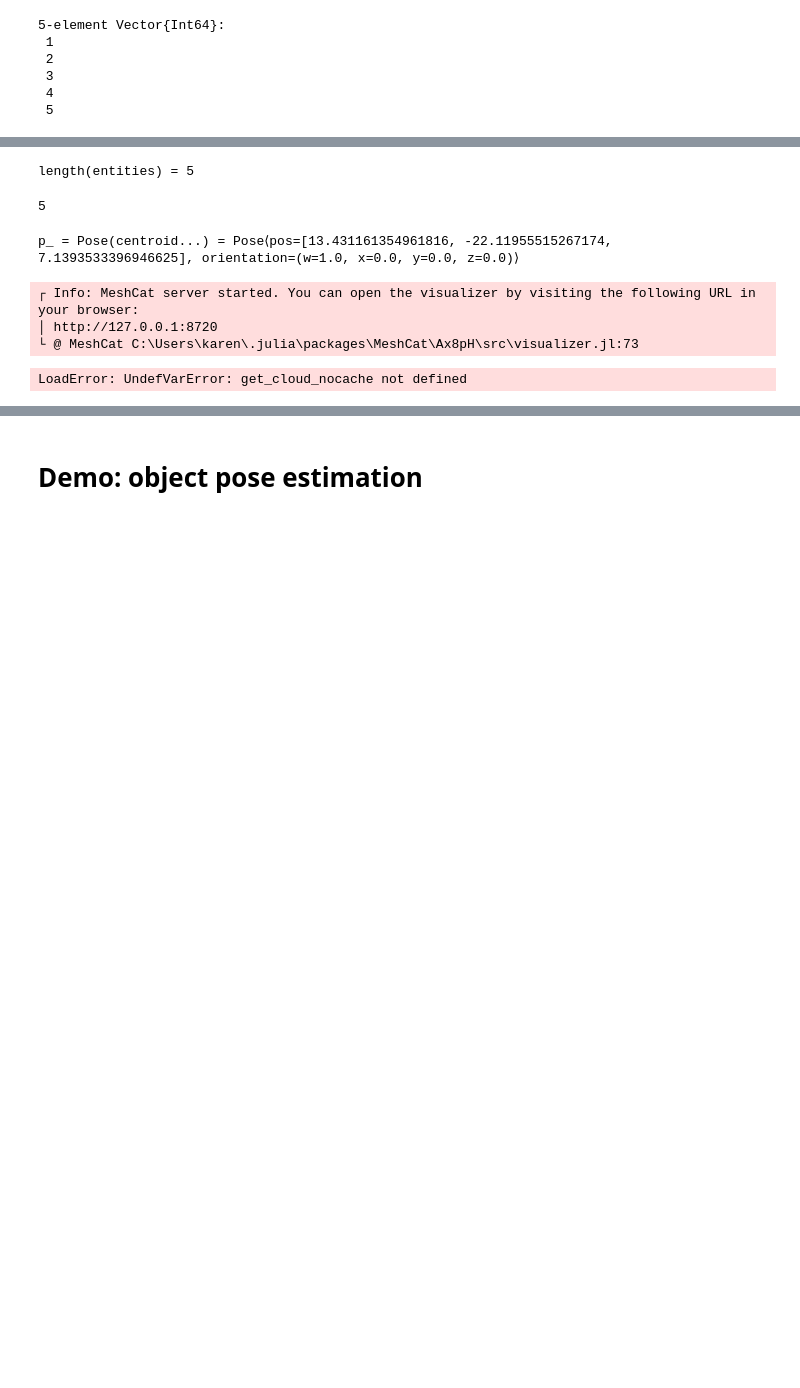
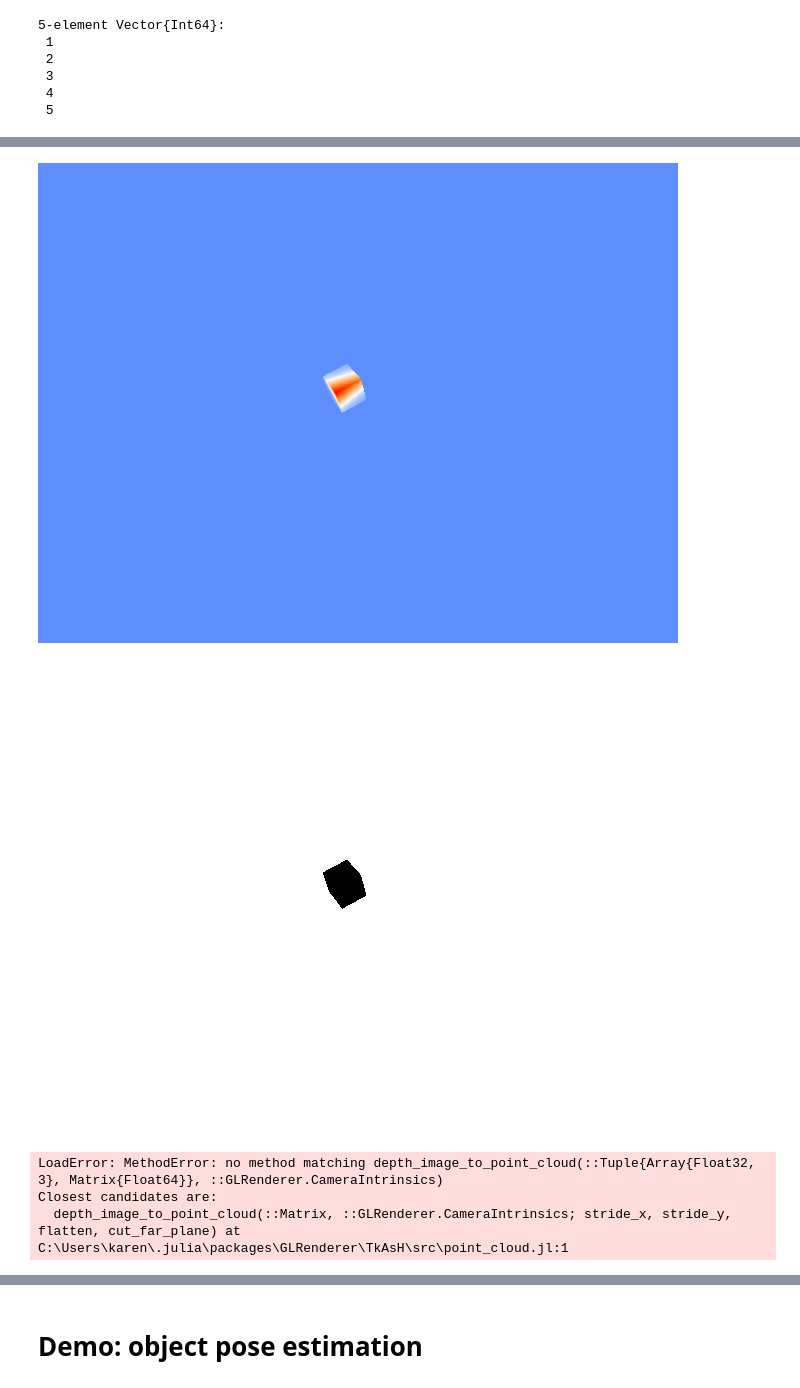
Before and after one commit to probcomp/InverseGraphics, a Jupyter notebook: notebooks/coarse_to_fine/real_scene_inference.ipynb, the cells around one changed output, grey strips where cells are left out. Saved outputs shown, nothing was run; the diff lists cells and outputs as text; code cells hidden in the pictures; blank space fills up the shorter version.

Commit message:
pose inf / real scene inf

```diff
--- a/notebooks/coarse_to_fine/real_scene_inference.ipynb
+++ b/notebooks/coarse_to_fine/real_scene_inference.ipynb
@@ -80,7 +80,7 @@ camera_intrinsics = T.GL.CameraIntrinsics(
 	10000.0
 )
 
-renderer = GL.setup_renderer(camera_intrinsics, GL.DepthMode())
+renderer = GL.setup_renderer(camera_intrinsics, GL.RGBMode())#GL.DepthMode())
 
 # Reset the intrinsics inside of the renderer.
 GL.set_intrinsics!(renderer, camera_intrinsics)
@@ -189,35 +123,0 @@ c = c[:, c[3,:] .> 1.0]
-# %%
-## These are the clouds of entities to infer
-
-assign =T.dbscan_cluster(c; radius=1.0, min_cluster_size=50);
-entities = T.get_entities_from_assignment(c, assign)
-@show length(entities)
-# ENTITIES )left to right:
-# 1 = sphere
-# 2 = sphere
-# 3 = cube
-# 4 = cube
-# 5 = rect prism with hole in middle
-# %% [output]
-length(entities) = 5
-5
-# %%
-# V.open_window()
-V.setup_visualizer()
-e = T.voxelize(entities[4], 0.00005)
-V.viz(c ./ 10;channel_name=:c, color=T.I.colorant"red")  # whole scene
-# V.viz(e ./ 10;channel_name=:e, color=T.I.colorant"blue")   # entity
-
-# check position stuff; put some random obj at the spot of `e` (of same size)
-centroid = T.centroid(e)
-# centroid[2] = centroid[2] + 5
-@show p_ = Pose(centroid...)
-
-newcloud = T.voxelize(get_cloud_nocache([p_], [1]), 0.00005)
-V.viz(newcloud ./ 10, color=I.colorant"green", channel_name=:centroid)
-# %% [output]
-p_ = Pose(centroid...) = Pose⟨pos=[13.431161354961816, -22.11955515267174, 7.1393533396946625], orientation=(w=1.0, x=0.0, y=0.0, z=0.0)⟩
-┌ Info: MeshCat server started. You can open the visualizer by visiting the following URL in your browser:
-│ http://127.0.0.1:8720
-└ @ MeshCat C:\Users\karen\.julia\packages\MeshCat\Ax8pH\src\visualizer.jl:73
-LoadError: UndefVarError: get_cloud_nocache not defined
@@ -223,0 +129,33 @@ LoadError: UndefVarError: get_cloud_nocache not defined
+# %%
+# visualize an object
+
+bounds = (-100.0, 100.0, -100.0, 100.0, 0.0, 200.0)
+
+i = 1
+pose = Pose([0.0, 0.0, 3.0], R.RotXYZ(0.4, -0.2, 0.4))
+
+# ex) render img at identity pose
+rgb, gt_depth_image = GL.gl_render(renderer, [i], [pose], cam_pose)
+IJulia.display(GL.view_depth_image(gt_depth_image))
+IJulia.display(GL.view_rgb_image(rgb))
+
+
+# Create point cloud corresponding to that rendered depth image.
+gt_cloud = GL.depth_image_to_point_cloud(gt_depth_image, camera_intrinsics)
+# print(size(gt_cloud))
+
+gt_cloud2 = get_cloud_nocache([pose], [i])
+
+@show mesh_names[i]
+
+radius = 0.01  # "tight" radius
+sampled_cloud = T.voxelize(gt_cloud2, 1e-20)
+# Visualize that point cloud.
+# V.setup_visualizer()
+V.viz(gt_cloud ./ 10, color=I.colorant"red", channel_name=:new)
+# %% [output]
+[figure, added]
+[figure, added]
+LoadError: MethodError: no method matching depth_image_to_point_cloud(::Tuple{Array{Float32, 3}, Matrix{Float64}}, ::GLRenderer.CameraIntrinsics)
+Closest candidates are:
+  depth_image_to_point_cloud(::Matrix, ::GLRenderer.CameraIntrinsics; stride_x, stride_y, flatten, cut_far_plane) at C:\Users\karen\.julia\packages\GLRenderer\TkAsH\src\point_cloud.jl:1
```
Also changed, not shown: parts of 23 cells of this notebook, 2 other files.
